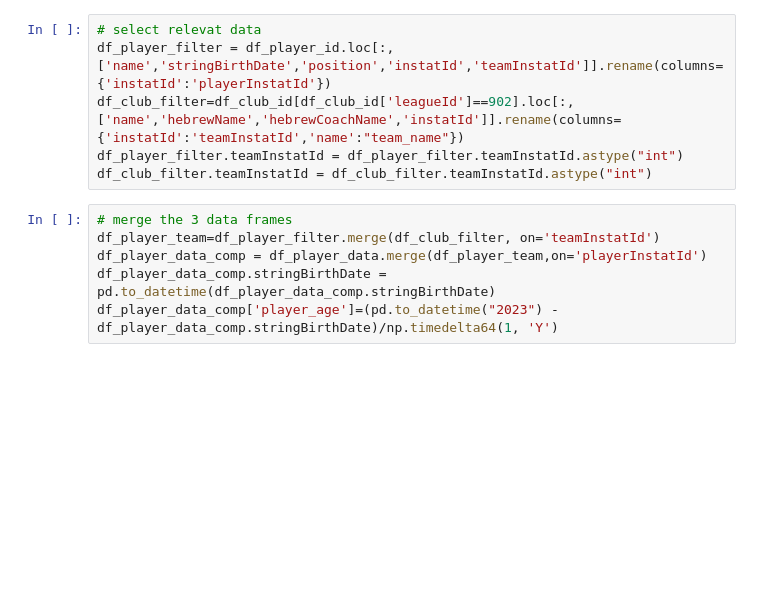
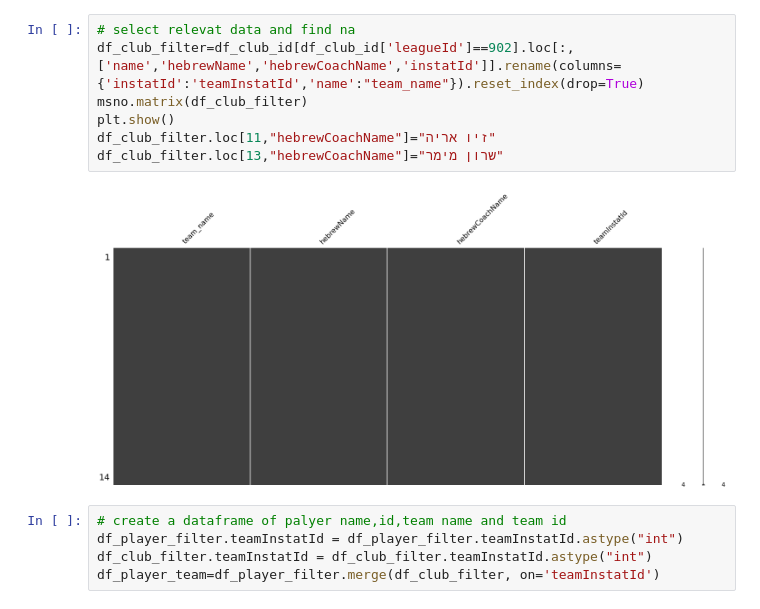
Before and after one commit to itayhadash/projects_with_R_and_Python, a Jupyter notebook: Web_Scraping.ipynb, the cells around one changed output. Cells and saved outputs as stored; diff of their text form; blank space fills up the shorter version.

```diff
--- a/Web_Scraping.ipynb
+++ b/Web_Scraping.ipynb
@@ -34,12 +80,14 @@ df_club_id = js_to_df(club_id)
 # %%
-# select relevat data
-df_player_filter = df_player_id.loc[:,['name','stringBirthDate','position','instatId','teamInstatId']].rename(columns={'instatId':'playerInstatId'})
-df_club_filter=df_club_id[df_club_id['leagueId']==902].loc[:,['name','hebrewName','hebrewCoachName','instatId']].rename(columns={'instatId':'teamInstatId','name':"team_name"})
-df_player_filter.teamInstatId = df_player_filter.teamInstatId.astype("int")
-df_club_filter.teamInstatId = df_club_filter.teamInstatId.astype("int")
+# select relevat data and find na
+df_club_filter=df_club_id[df_club_id['leagueId']==902].loc[:,['name','hebrewName','hebrewCoachName','instatId']].rename(columns={'instatId':'teamInstatId','name':"team_name"}).reset_index(drop=True)
+msno.matrix(df_club_filter)
+plt.show()
+df_club_filter.loc[11,"hebrewCoachName"]="זיו אריה"
+df_club_filter.loc[13,"hebrewCoachName"]="שרון מימר"
+# %% [output]
+[figure, added]
-# %%
-# merge the 3 data frames
-df_player_team=df_player_filter.merge(df_club_filter, on='teamInstatId')
-df_player_data_comp = df_player_data.merge(df_player_team,on='playerInstatId')
-df_player_data_comp.stringBirthDate = pd.to_datetime(df_player_data_comp.stringBirthDate)
-df_player_data_comp['player_age']=(pd.to_datetime("2023") - df_player_data_comp.stringBirthDate)/np.timedelta64(1, 'Y')
+# %%
+# create a dataframe of palyer name,id,team name and team id
+df_player_filter.teamInstatId = df_player_filter.teamInstatId.astype("int")
+df_club_filter.teamInstatId = df_club_filter.teamInstatId.astype("int")
+df_player_team=df_player_filter.merge(df_club_filter, on='teamInstatId')
```
Also changed, not shown: parts of 15 cells of this notebook, 1 other file.
